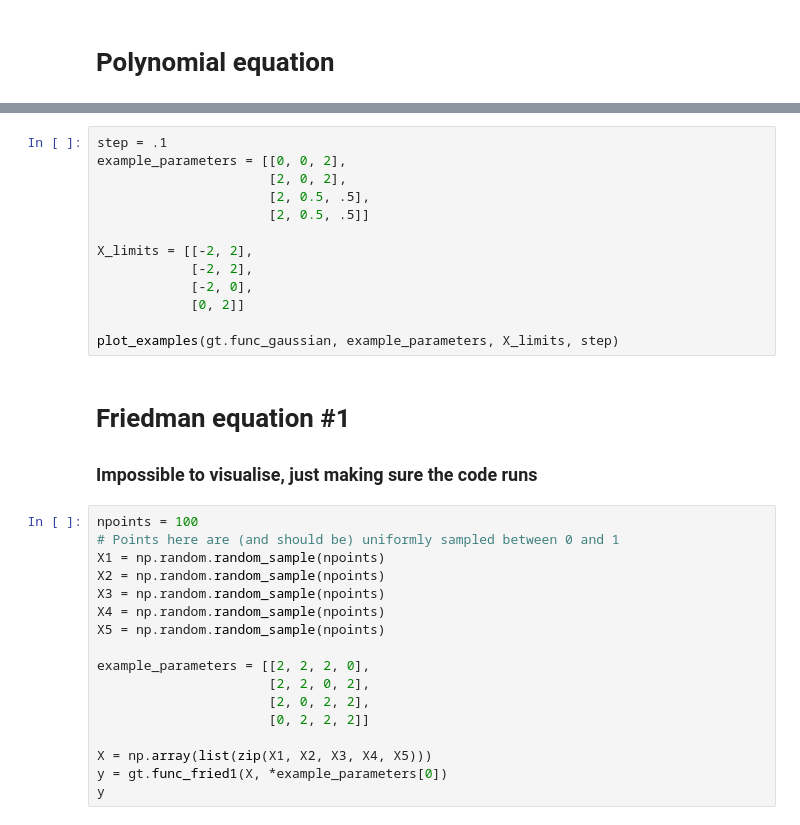
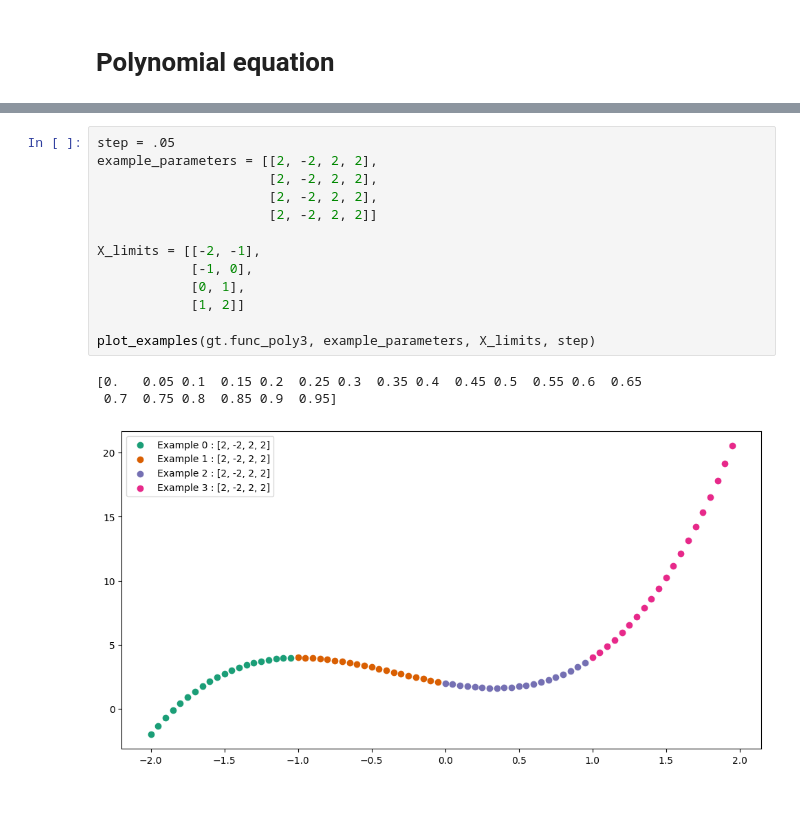
Before and after one commit to erusseil/MvSR-analysis, a Jupyter notebook: example_design.ipynb, the cells around one changed output, grey strips where cells are left out. Saved outputs shown, nothing was run; the diff lists cells and outputs as text.

```diff
--- a/example_design.ipynb
+++ b/example_design.ipynb
@@ -101,33 +41,17 @@ plot_examples(gt.func_poly, example_parameters, X_limits, step)
 # %%
-step = .1
-example_parameters = [[0, 0, 2],
-                      [2, 0, 2],
-                      [2, 0.5, .5],
-                      [2, 0.5, .5]]
+step = .05
+example_parameters = [[2, -2, 2, 2],
+                      [2, -2, 2, 2],
+                      [2, -2, 2, 2],
+                      [2, -2, 2, 2]]
 
-X_limits = [[-2, 2],
-            [-2, 2],
-            [-2, 0],
-            [0, 2]]
+X_limits = [[-2, -1],
+            [-1, 0],
+            [0, 1],
+            [1, 2]]
 
-plot_examples(gt.func_gaussian, example_parameters, X_limits, step)
+plot_examples(gt.func_poly3, example_parameters, X_limits, step)
+# %% [output]
+[0.   0.05 0.1  0.15 0.2  0.25 0.3  0.35 0.4  0.45 0.5  0.55 0.6  0.65
+ 0.7  0.75 0.8  0.85 0.9  0.95]
+[figure, added]
-# %% [markdown]
-# Friedman equation #1
-### Impossible to visualise, just making sure the code runs
-# %%
-npoints = 100
-# Points here are (and should be) uniformly sampled between 0 and 1
-X1 = np.random.random_sample(npoints)
-X2 = np.random.random_sample(npoints)
-X3 = np.random.random_sample(npoints)
-X4 = np.random.random_sample(npoints)
-X5 = np.random.random_sample(npoints)
-
-example_parameters = [[2, 2, 2, 0],
-                      [2, 2, 0, 2],
-                      [2, 0, 2, 2],
-                      [0, 2, 2, 2]]
-
-X = np.array(list(zip(X1, X2, X3, X4, X5)))
-y = gt.func_fried1(X, *example_parameters[0])
-y
```
Also changed, not shown: parts of 12 cells of this notebook, 3 other files.
